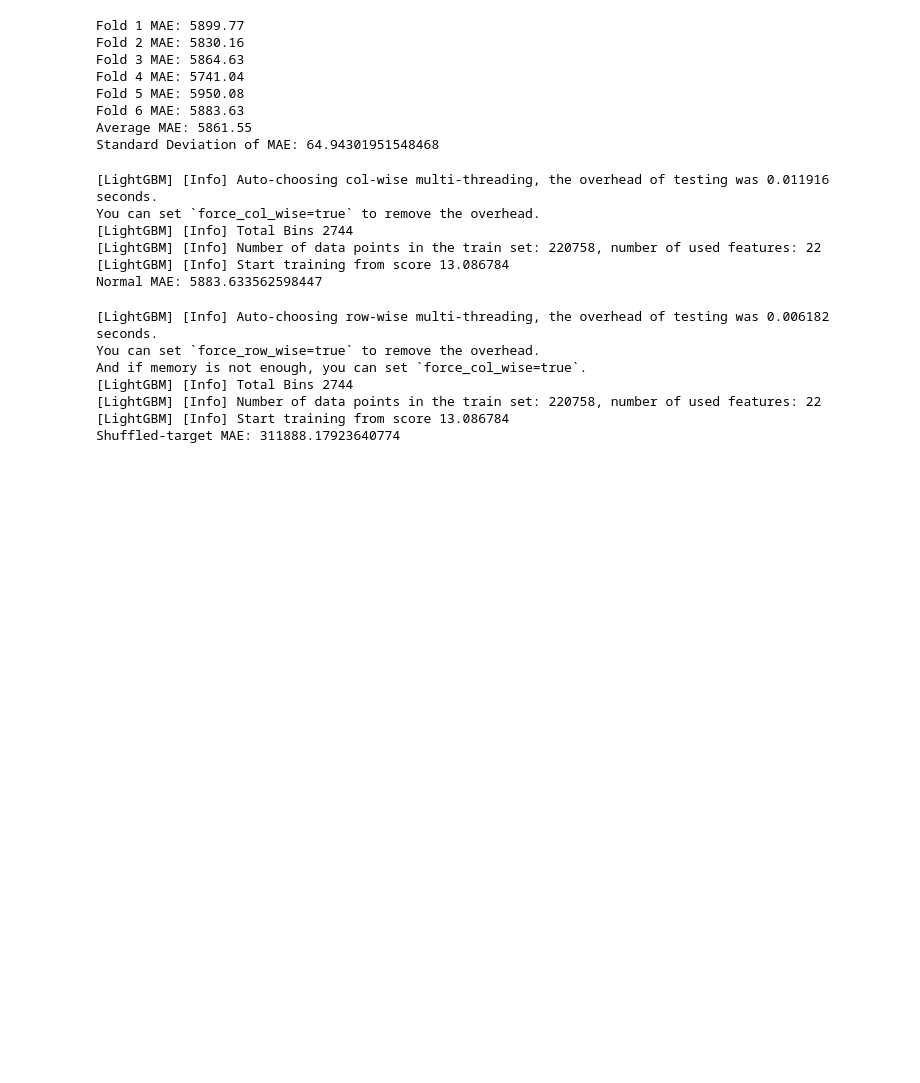
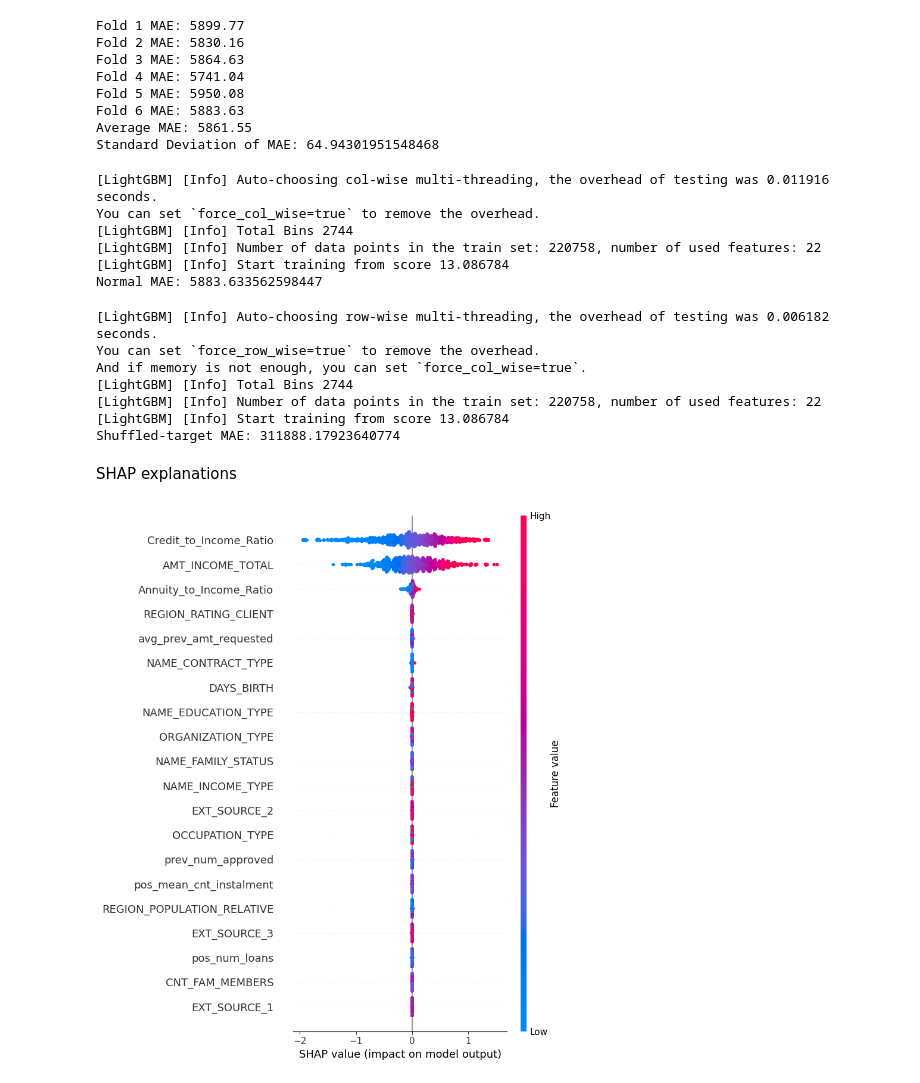
Before and after one commit to Parvrajchauhan/fintech-loan-predictor, a Jupyter notebook: Notebooks/Regression.ipynb, the cells around one changed output. Drawn from its saved outputs; the diff is of its cells as text; code cells hidden in the pictures; blank space fills up the shorter version.

```diff
--- a/Notebooks/Regression.ipynb
+++ b/Notebooks/Regression.ipynb
@@ -641,3 +662,12 @@ And if memory is not enough, you can set `force_col_wise=true`.
 [LightGBM] [Info] Number of data points in the train set: 220758, number of used features: 22
 [LightGBM] [Info] Start training from score 13.086784
 Shuffled-target MAE: 311888.17923640774
+# %% [markdown]
+SHAP explanations
+# %%
+X_shap = X_val.sample(1000, random_state=42)
+explainer = shap.TreeExplainer(model4)
+shap_values = explainer.shap_values(X_shap)
+shap.summary_plot(shap_values, X_shap)
+# %% [output]
+[figure, added]
```
Also changed, not shown: parts of 7 cells of this notebook, 1 other file.
